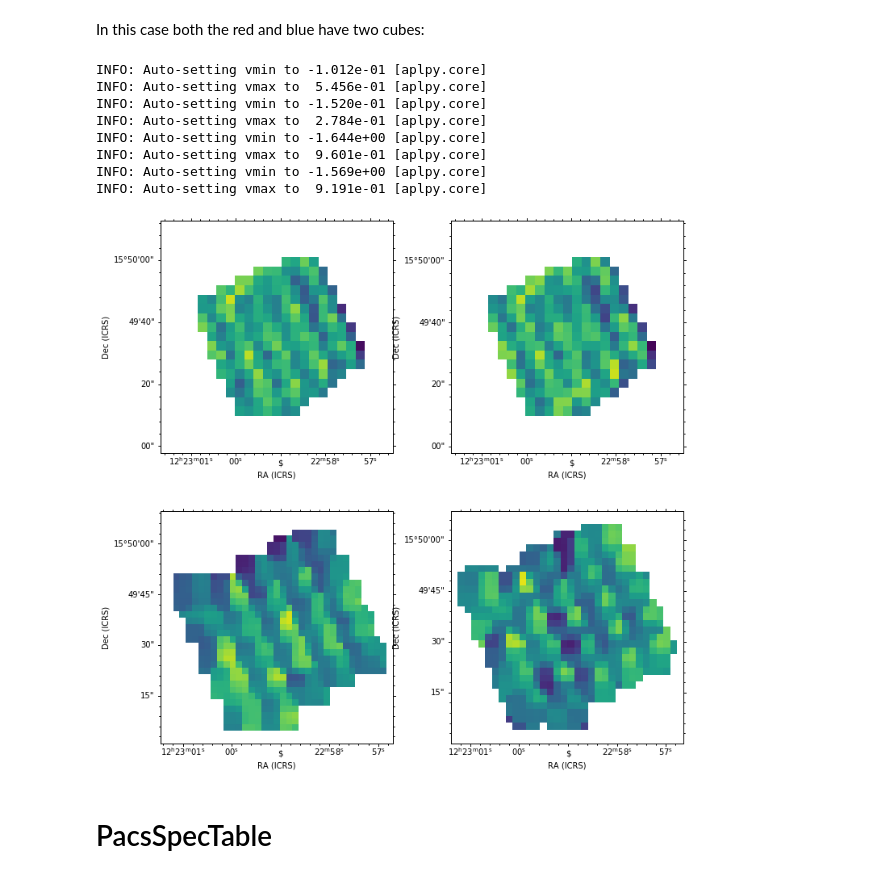
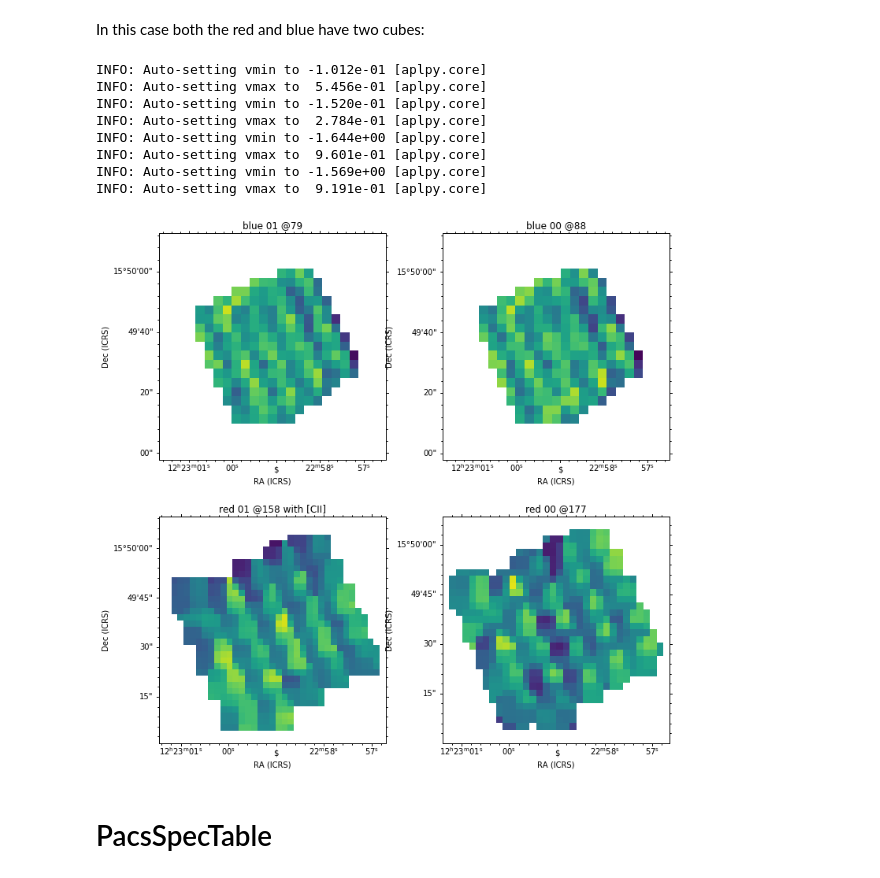
Before and after one commit to teuben/herplot, a Jupyter notebook: ngc4321.ipynb, the cells around one changed output. Drawn from its saved outputs; the diff is of its cells as text; code cells hidden in the pictures.

Commit message:
figure with all pacs pointings

```diff
--- a/ngc4321.ipynb
+++ b/ngc4321.ipynb
@@ -537,26 +540,30 @@ In this case both the red and blue have two cubes:
 # %%
 fig = plt.figure(figsize=(10,10))
 g1 = aplpy.FITSFigure(hdur0,slices=[302],subplot=[0.1,0.1,0.4,0.4], figure=fig)
 g1.show_colorscale()
+g1.set_title("red 01 @158 with [CII]")
 g2 = aplpy.FITSFigure(hdur1,slices=[302],subplot=[0.6,0.1,0.4,0.4], figure=fig)
 g2.show_colorscale()
+g2.set_title("red 00 @177")
 g3 = aplpy.FITSFigure(hdub0,slices=[302],subplot=[0.1,0.6,0.4,0.4], figure=fig)
 g3.show_colorscale()
+g3.set_title("blue 01 @79")
 g4 = aplpy.FITSFigure(hdub1,slices=[302],subplot=[0.6,0.6,0.4,0.4], figure=fig)
 g4.show_colorscale()
+g4.set_title("blue 00 @88")
 
 #g2.hide_yaxis_label()
 #g2.hide_ytick_labels()
 # %% [output]
 INFO: Auto-setting vmin to -1.012e-01 [aplpy.core]
 INFO: Auto-setting vmax to  5.456e-01 [aplpy.core]
 INFO: Auto-setting vmin to -1.520e-01 [aplpy.core]
 INFO: Auto-setting vmax to  2.784e-01 [aplpy.core]
 INFO: Auto-setting vmin to -1.644e+00 [aplpy.core]
 INFO: Auto-setting vmax to  9.601e-01 [aplpy.core]
 INFO: Auto-setting vmin to -1.569e+00 [aplpy.core]
 INFO: Auto-setting vmax to  9.191e-01 [aplpy.core]
-[figure, old version]
+[figure, new version]
 # %% [markdown]
 # PacsSpecTable
 # %%
```
Also changed, not shown: parts of 6 cells of this notebook.
